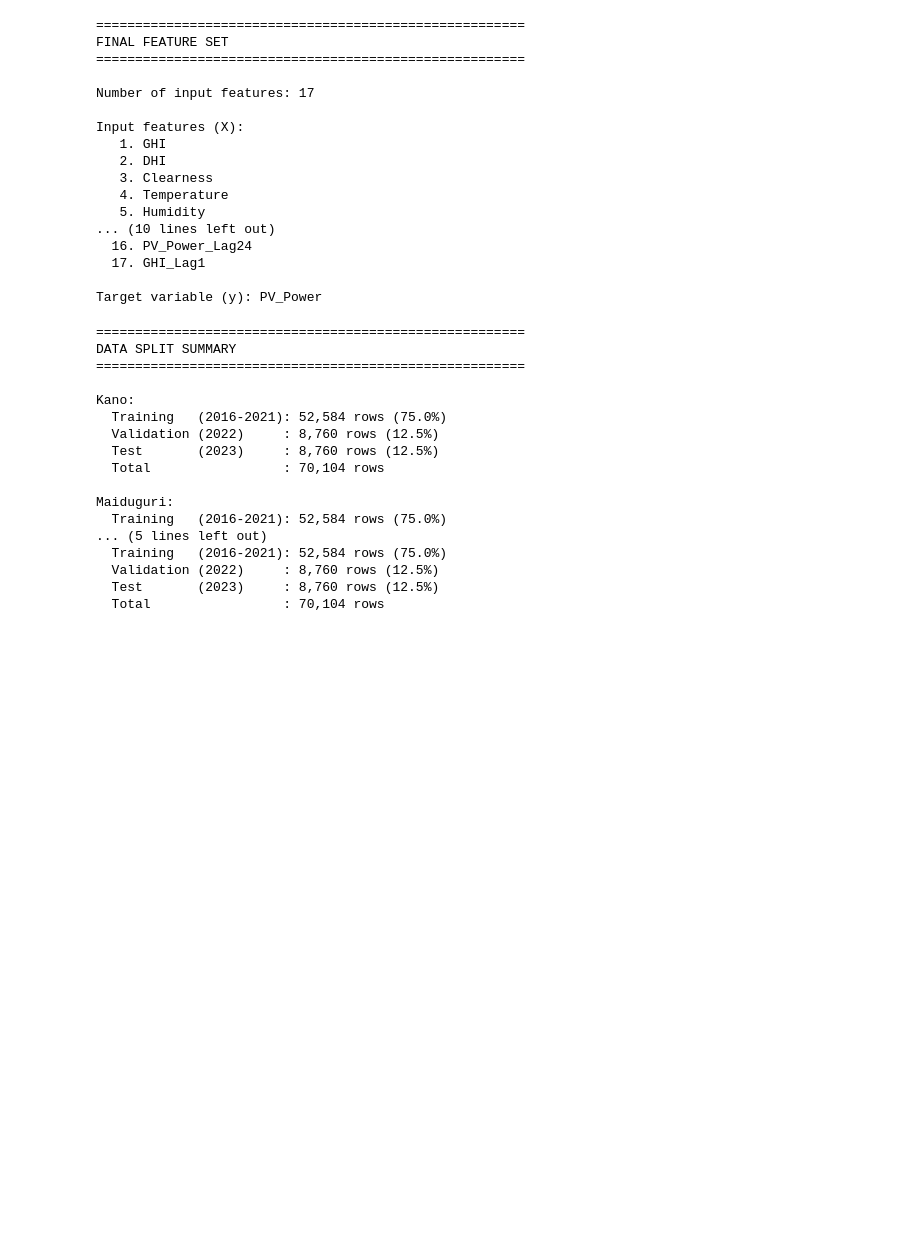
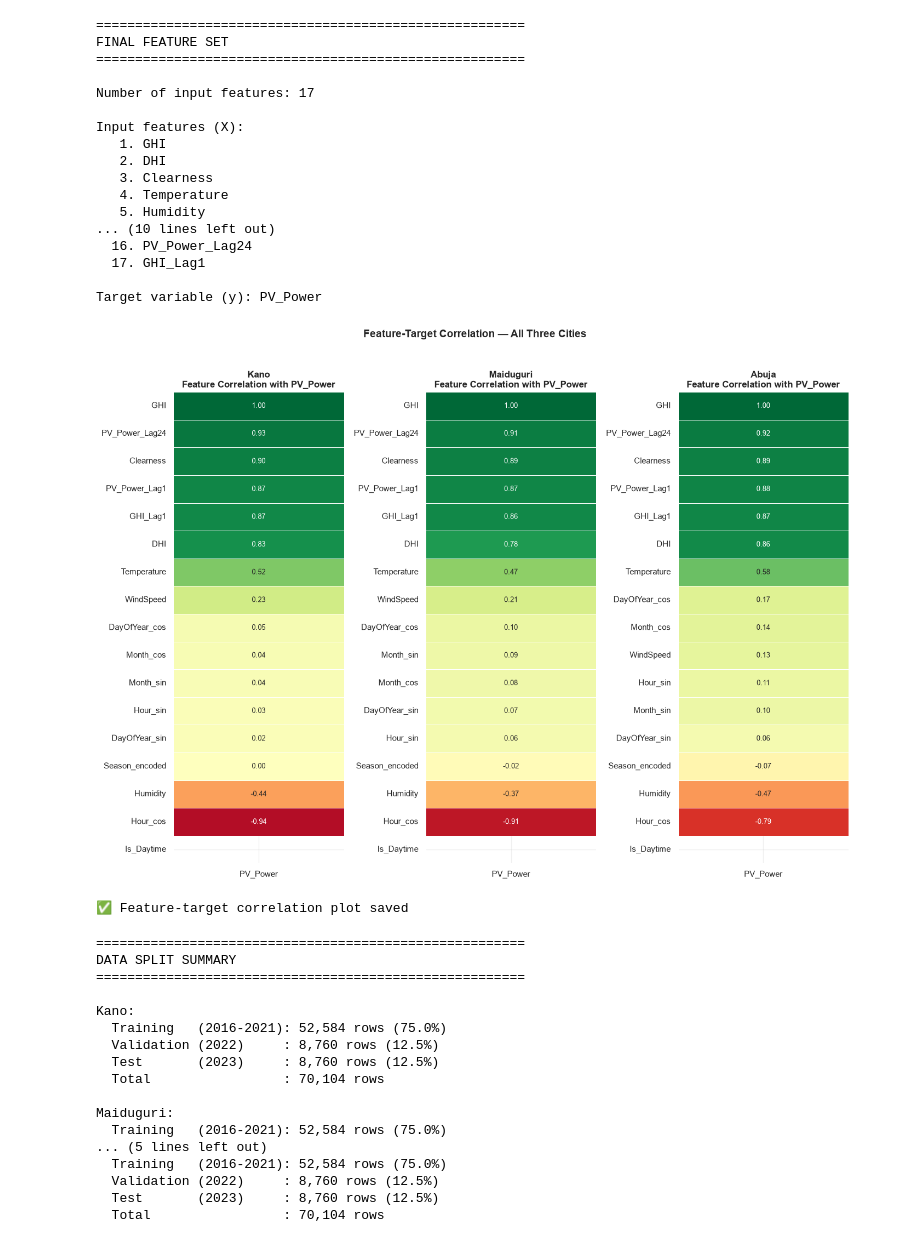
Before and after one commit to Annoor24/Solar-Energy-Forecasting-with-ML, a Jupyter notebook: notebooks/Stage3_Feature_Engineering_Normalisation.ipynb, the cells around one changed output. Cells and saved outputs as stored; diff of their text form; code cells hidden in the pictures; blank space fills up the shorter version.

```diff
--- a/notebooks/Stage3_Feature_Engineering_Normalisation.ipynb
+++ b/notebooks/Stage3_Feature_Engineering_Normalisation.ipynb
@@ -21,7 +21,7 @@ plt.rcParams['grid.alpha']     = 0.3
 sns.set_theme(style="whitegrid")
 
 # ── Paths ─────────────────────────────────────────────────────
-PROJECT_ROOT  = "C:/Users/Mahir/Desktop/Solar_Energy_Forecasting_Project"
+PROJECT_ROOT  = "C:/Users/USER/Desktop/Solar_Energy_Forecasting_Project"
 RESULTS_DIR   = os.path.join(PROJECT_ROOT, "results")
 PLOTS_DIR     = os.path.join(PROJECT_ROOT, "plots")
 MODELS_DIR    = os.path.join(PROJECT_ROOT, "models")
@@ -425,6 +425,51 @@ Input features (X):
   17. GHI_Lag1
 
 Target variable (y): PV_Power
+# %%
+# ============================================================
+# STAGE 3 - CELL 6.5: Feature-vs-Target Correlation Analysis
+# ============================================================
+
+# Unlike Stage 2's correlation heatmap (which checks whether
+# INPUT features overlap with each other), this checks how
+# strongly each input feature correlates with the actual
+# TARGET (PV_Power) — directly justifying feature selection.
+
+fig, axes = plt.subplots(1, 3, figsize=(14, 10))
+
+cities_data = [
+    (df_kano,      'Kano',      axes[0]),
+    (df_maiduguri, 'Maiduguri', axes[1]),
+    (df_abuja,     'Abuja',     axes[2])
+]
+
+for df, label, ax in cities_data:
+    # Daytime only — night hours (PV_Power ≈ 0) would distort correlations
+    df_day = df[df['Is_Daytime'] == 1]
+
+    # Correlate every input feature against the target
+    corr_with_target = df_day[INPUT_FEATURES + [TARGET]].corr()[[TARGET]].drop(TARGET)
+    corr_with_target = corr_with_target.sort_values(by=TARGET, ascending=False)
+
+    sns.heatmap(
+        corr_with_target,
+        ax=ax,
+        annot=True, fmt='.2f',
+        cmap='RdYlGn', vmin=-1, vmax=1,
+        cbar=False, linewidths=0.5,
+        annot_kws={'size': 9}
+    )
+    ax.set_title(f'{label}\nFeature Correlation with PV_Power', fontsize=12, fontweight='bold')
+    ax.set_xlabel('')
+
+plt.suptitle('Feature-Target Correlation — All Three Cities', fontsize=14, fontweight='bold', y=1.02)
+plt.tight_layout()
+plt.savefig(os.path.join(PLOTS_DIR, 'feature_target_correlation.png'), dpi=150, bbox_inches='tight')
+plt.show()
+print("✅ Feature-target correlation plot saved")
+# %% [output]
+[figure, added]
+✅ Feature-target correlation plot saved
 # %%
 # ============================================================
 # STAGE 3 - CELL 7: Chronological Train/Validation/Test Split
```
Also changed, not shown: parts of 2 cells of this notebook, 54 other files.
